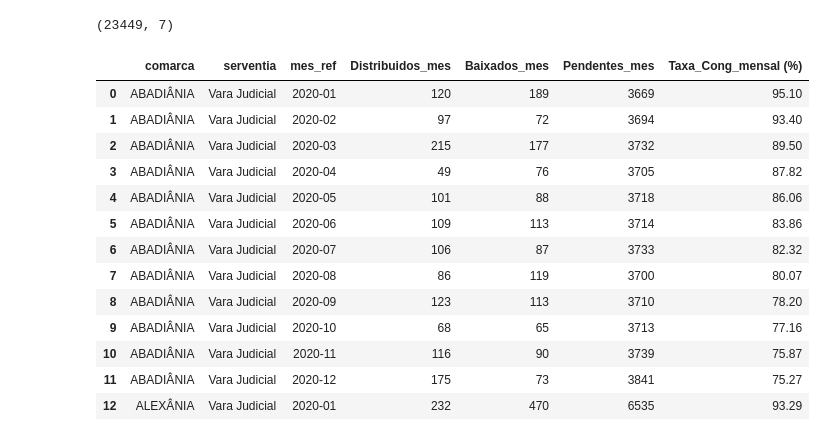
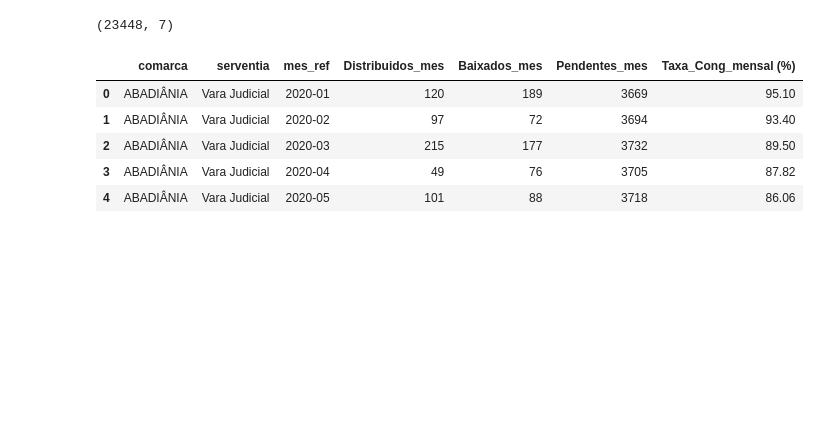
Before and after one commit to dvjuliocesar/TJGO_Projeto7_TxCongGeral, a Jupyter notebook: tx_cong_sep.ipynb, the cells around one changed output. Cells and saved outputs as stored; diff of their text form; code cells hidden in the pictures; blank space fills up the shorter version.

```diff
--- a/tx_cong_sep.ipynb
+++ b/tx_cong_sep.ipynb
@@ -6,5 +10,5 @@ import os
 # %%
-arquivo_csv = ('data/analise_txcg_2025_excluidas_servs_alteradas.csv')
+arquivo_csv = ('dataclean/processos_1.csv')
 df = pd.read_csv(arquivo_csv, sep='#', encoding='utf-8')
 print(df.shape)
 # %% [output]
@@ -182,5 +191,7 @@ len(df_ano)
 # %%
-df_ano = df_global_anual[df_global_anual['ano_ref'].astype(str) == '2020']
+# Grava cada arquivo ANUAL na pasta results
+ano_alvo = 2025
+df_ano = df_global_anual[df_global_anual['ano_ref'].dt.year == ano_alvo]
 os.makedirs("results", exist_ok=True)
-df_ano.to_csv("results/tx_2020.csv", sep=",", index=False, encoding="utf-8-sig")
+df_ano.to_csv(f"results/tx_{ano_alvo}.csv", sep=",", index=False, encoding="utf-8-sig")
 # %%
@@ -335,10 +354,10 @@ df_mes.to_csv("results/txmes_2025.csv", sep=",", index=False, encoding="utf-8-si
 # %%
-# Merge dos arquivos da pasta results
-# Listar os arquivos CSV na pasta 'data'
+# Concatena os arquivos MENSAIS da pasta results
+# Listar os arquivos CSV na pasta 'results'
 arquivo_csv = glob.glob('results/txmes_*.csv')
 # Carregar os arquivos CSV e concatenar em um único DataFrame
 dfs = []
-for arquivo in arquivo_csv:  # lista/iterável com os caminhos tipo 'processos_1.csv', 'processos_2.csv', ...
+for arquivo in arquivo_csv:  # lista/iterável com os caminhos tipo 'txmes_2020.csv', 'txmes_2021.csv', ...
     df_ano = pd.read_csv(arquivo, sep=',', encoding='utf-8')
     dfs.append(df_ano)
 
@@ -346,24 +365,17 @@ df_results_mensal = pd.concat(dfs, ignore_index=True)
 
 print(df_results_mensal.shape)
 # %% [output]
-(23449, 7)
+(23448, 7)
 # %%
-df_results_mensal.head(13)
+# Validação Rápida do arquivo MENSAL concatenado
+df_results_mensal.head()
 # %% [output]
 |  | comarca | serventia | mes_ref | Distribuidos_mes | Baixados_mes | Pendentes_mes | Taxa_Cong_mensal (%) |
 | 0 | ABADIÂNIA | Vara Judicial | 2020-01 | 120 | 189 | 3669 | 95.10 |
 | 1 | ABADIÂNIA | Vara Judicial | 2020-02 | 97 | 72 | 3694 | 93.40 |
 | 2 | ABADIÂNIA | Vara Judicial | 2020-03 | 215 | 177 | 3732 | 89.50 |
 | 3 | ABADIÂNIA | Vara Judicial | 2020-04 | 49 | 76 | 3705 | 87.82 |
 | 4 | ABADIÂNIA | Vara Judicial | 2020-05 | 101 | 88 | 3718 | 86.06 |
-| 5 | ABADIÂNIA | Vara Judicial | 2020-06 | 109 | 113 | 3714 | 83.86 |
-| 6 | ABADIÂNIA | Vara Judicial | 2020-07 | 106 | 87 | 3733 | 82.32 |
-| 7 | ABADIÂNIA | Vara Judicial | 2020-08 | 86 | 119 | 3700 | 80.07 |
-| 8 | ABADIÂNIA | Vara Judicial | 2020-09 | 123 | 113 | 3710 | 78.20 |
-| 9 | ABADIÂNIA | Vara Judicial | 2020-10 | 68 | 65 | 3713 | 77.16 |
-| 10 | ABADIÂNIA | Vara Judicial | 2020-11 | 116 | 90 | 3739 | 75.87 |
-| 11 | ABADIÂNIA | Vara Judicial | 2020-12 | 175 | 73 | 3841 | 75.27 |
-| 12 | ALEXÂNIA | Vara Judicial | 2020-01 | 232 | 470 | 6535 | 93.29 |
 # %%
 filtro = (
     (df_results_mensal['comarca'] == 'ABADIÂNIA') &
```
Also changed, not shown: parts of 35 cells of this notebook.
